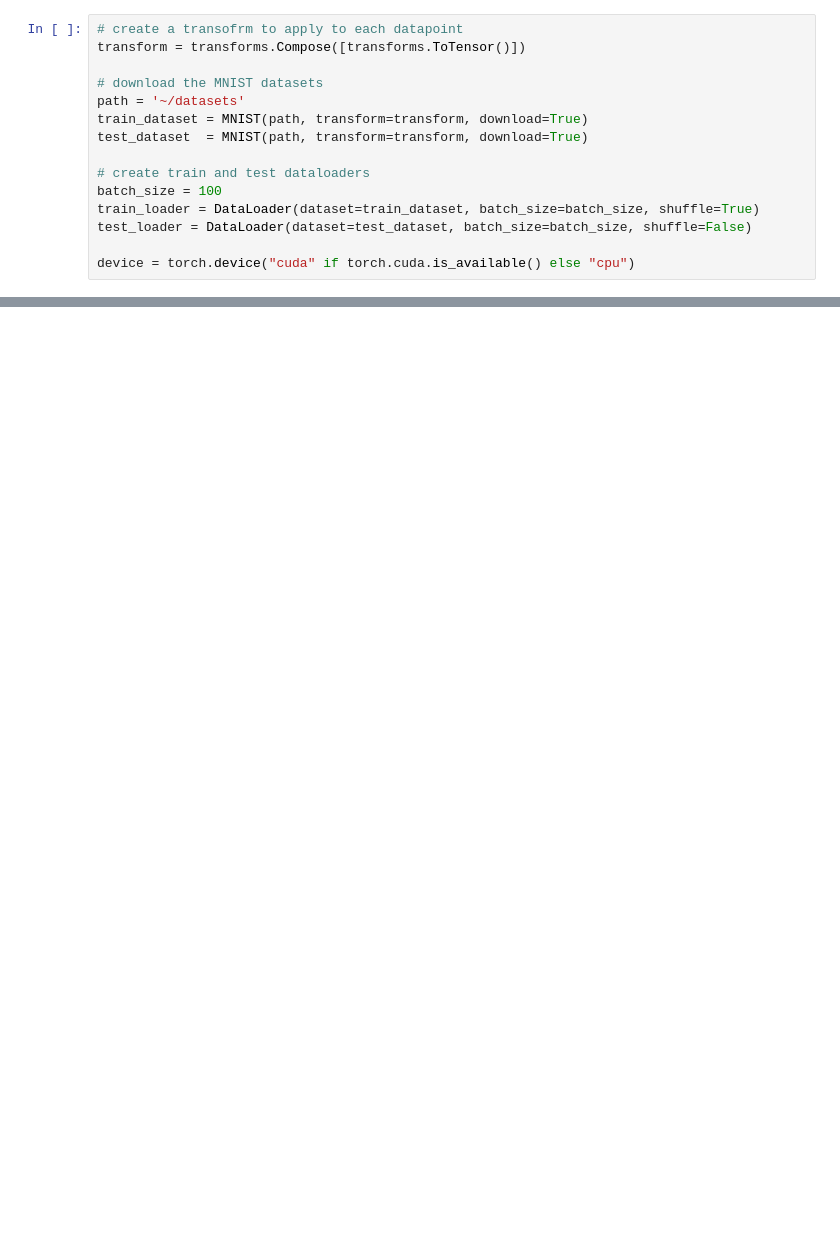
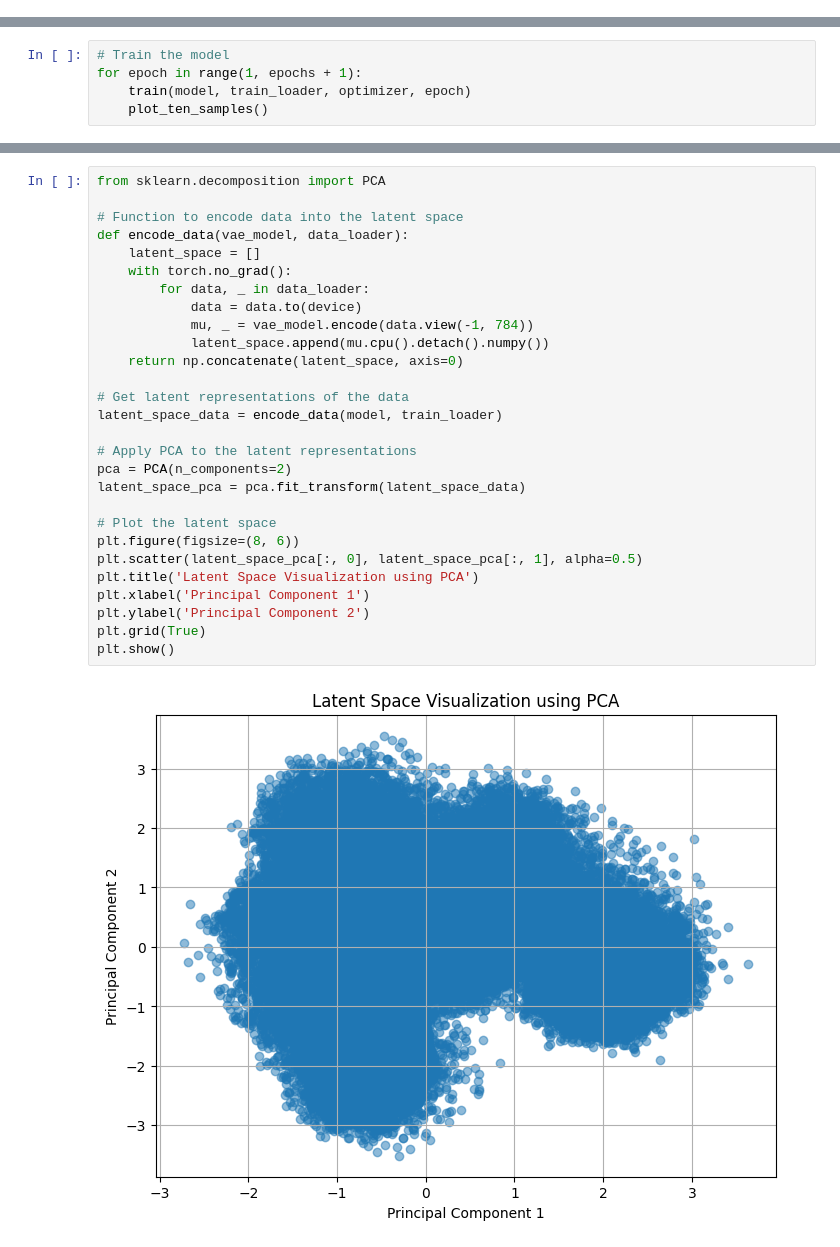
Before and after one commit to Avolord/DeepLearning, a Jupyter notebook: Exercise2/exercise2.ipynb, the cells around one changed output, grey strips where cells are left out. Saved outputs shown, nothing was run; the diff lists cells and outputs as text; blank space fills up the shorter version.

```diff
--- a/Exercise2/exercise2.ipynb
+++ b/Exercise2/exercise2.ipynb
@@ -15,15 +0,0 @@ from torchvision.utils import save_image, make_grid
-# %%
-# create a transofrm to apply to each datapoint
-transform = transforms.Compose([transforms.ToTensor()])
-
-# download the MNIST datasets
-path = '~/datasets'
-train_dataset = MNIST(path, transform=transform, download=True)
-test_dataset  = MNIST(path, transform=transform, download=True)
-
-# create train and test dataloaders
-batch_size = 100
-train_loader = DataLoader(dataset=train_dataset, batch_size=batch_size, shuffle=True)
-test_loader = DataLoader(dataset=test_dataset, batch_size=batch_size, shuffle=False)
-
-device = torch.device("cuda" if torch.cuda.is_available() else "cpu")
@@ -253,0 +126,5 @@ plot_latent_space(model, scale=1.0)
+# %%
+# Train the model
+for epoch in range(1, epochs + 1):
+    train(model, train_loader, optimizer, epoch)
+    plot_ten_samples()
@@ -253,0 +179,30 @@ plot_latent_space(model, scale=1.0)
+# %%
+from sklearn.decomposition import PCA
+
+# Function to encode data into the latent space
+def encode_data(vae_model, data_loader):
+    latent_space = []
+    with torch.no_grad():
+        for data, _ in data_loader:
+            data = data.to(device)
+            mu, _ = vae_model.encode(data.view(-1, 784))
+            latent_space.append(mu.cpu().detach().numpy())
+    return np.concatenate(latent_space, axis=0)
+
+# Get latent representations of the data
+latent_space_data = encode_data(model, train_loader)
+
+# Apply PCA to the latent representations
+pca = PCA(n_components=2)
+latent_space_pca = pca.fit_transform(latent_space_data)
+
+# Plot the latent space
+plt.figure(figsize=(8, 6))
+plt.scatter(latent_space_pca[:, 0], latent_space_pca[:, 1], alpha=0.5)
+plt.title('Latent Space Visualization using PCA')
+plt.xlabel('Principal Component 1')
+plt.ylabel('Principal Component 2')
+plt.grid(True)
+plt.show()
+# %% [output]
+[figure, added]
```
Also changed, not shown: parts of 20 cells of this notebook, 1 other file.
